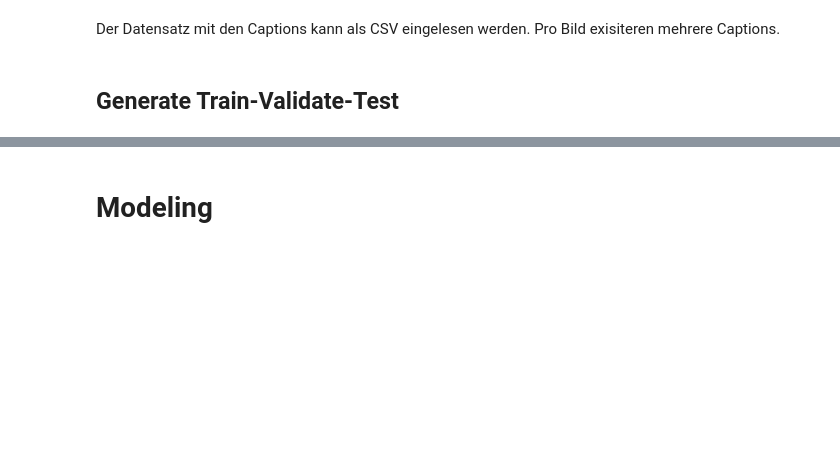
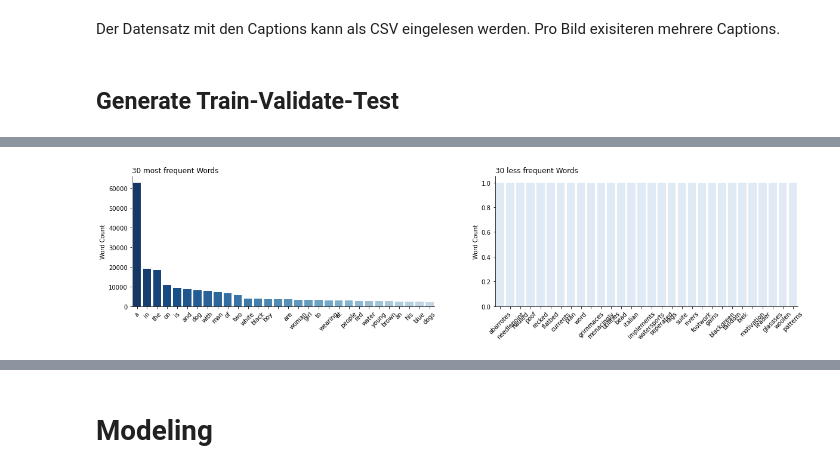
Before and after one commit to SimonStaehli/pytorch-image-captioning, a Jupyter notebook: del_mc2.ipynb, the cells around one changed output, grey strips where cells are left out. Drawn from its saved outputs; the diff is of its cells as text; code cells hidden in the pictures; blank space fills up the shorter version.

```diff
--- a/del_mc2.ipynb
+++ b/del_mc2.ipynb
@@ -112,0 +368,26 @@ if copy_filesiles:
+# %%
+n = 30
+word_counts = processor.count_words()
+word_counts = pd.Series(word_counts).sort_values(ascending=False)
+word_counts = word_counts.drop([processor.end_token, processor.start_token, processor.fill_token])
+frequent_words = word_counts.head(n)
+
+fig = plt.subplots(figsize=(20, 4))
+plt.subplot(1,2,1)
+p = sns.barplot(x=frequent_words.index, y=frequent_words, palette=sns.color_palette('Blues_r', n+10)[:n])
+p.set_title(f'{n} most frequent Words', loc='left')
+p.set_ylabel('Word Count')
+plt.xticks(rotation=45)
+sns.despine()
+
+plt.subplot(1,2,2)
+not_frequent_words = word_counts.tail(n)
+p = sns.barplot(x=not_frequent_words.index, y=not_frequent_words, color=sns.color_palette('Blues_r', n)[-4])
+p.set_title(f'{n} less frequent Words', loc='left')
+p.set_ylabel('Word Count')
+plt.xticks(rotation=45)
+sns.despine()
+
+plt.show()
+# %% [output]
+[figure, added]
```
Also changed, not shown: parts of 49 cells of this notebook.
